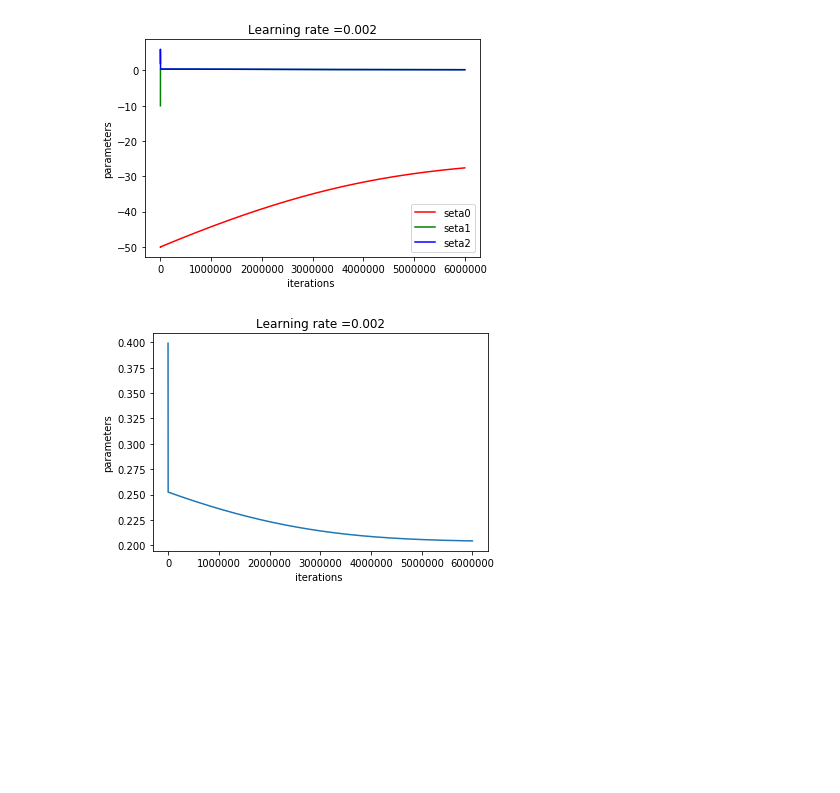
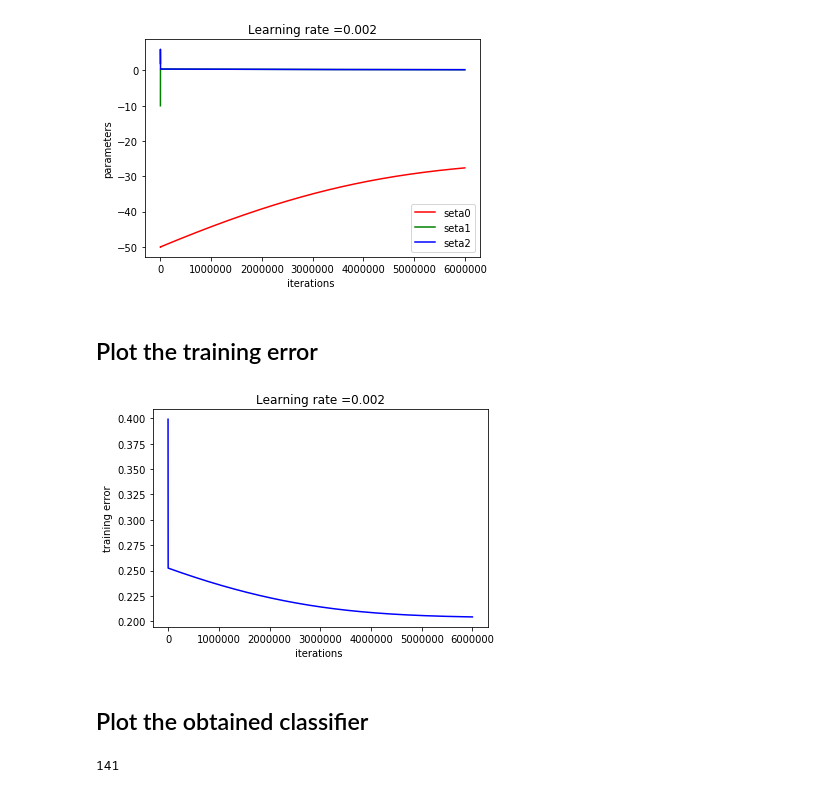
Before and after one commit to YoungsooNa/ML, a Jupyter notebook: Assignment_05/Assignment05.ipynb, the cells around one changed output. Cells and saved outputs as stored; diff of their text form; code cells hidden in the pictures; blank space fills up the shorter version.

Commit message:
Plot the obtained classifier

```diff
--- a/Assignment_05/Assignment05.ipynb
+++ b/Assignment_05/Assignment05.ipynb
@@ -80,11 +80,15 @@ plt.title("Learning rate =" + str(lr))
 plt.show()
 # %% [output]
 [figure]
+# %% [markdown]
+## Plot the training error
 # %%
-plt.plot(np.squeeze(err_list[600:]))
-plt.ylabel('parameters')
+plt.plot(np.squeeze(err_list[600:]), color='b')
+plt.ylabel('training error')
 plt.xlabel('iterations ')
 plt.title("Learning rate =" + str(lr))
 plt.show()
 # %% [output]
-[figure, old version]
+[figure, new version]
+# %% [markdown]
+## Plot the obtained classifier
@@ -90,0 +98,4 @@ plt.show()
+# %%
+len(xs)
+# %% [output]
+141
```
Also changed, not shown: parts of 7 cells of this notebook.
